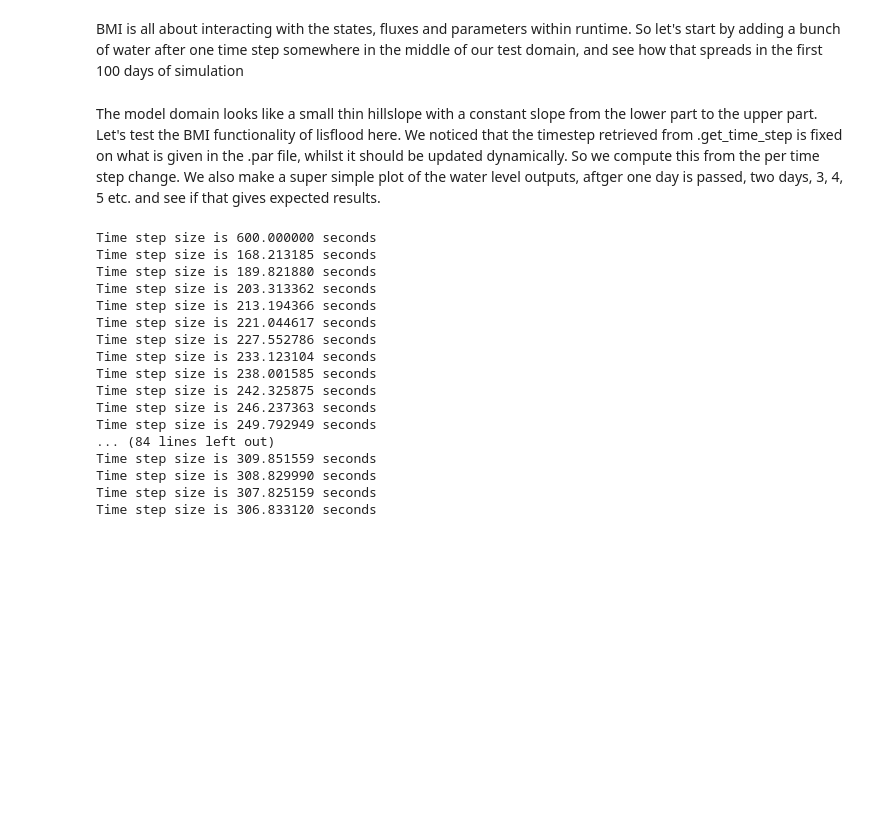
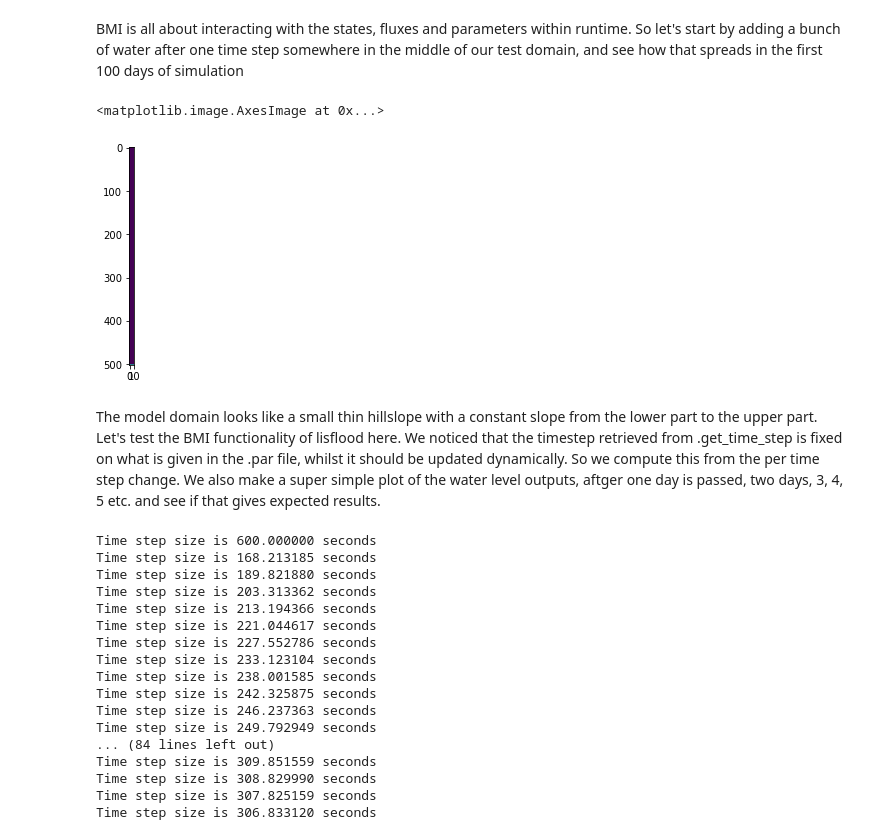
Before and after one commit to hcwinsemius/barotse, a Jupyter notebook: notebooks/run_lisflood.ipynb, the cells around one changed output. Cells and saved outputs as stored; diff of their text form; code cells hidden in the pictures; blank space fills up the shorter version.

Commit message:
new notebook and sample model for infiltration experiment

```diff
--- a/notebooks/run_lisflood.ipynb
+++ b/notebooks/run_lisflood.ipynb
@@ -8,14 +27,17 @@ import numpy as np
 # %% [markdown]
 BMI is all about interacting with the states, fluxes and parameters within runtime. So let's start by adding a bunch of water after one time step somewhere in the middle of our test domain, and see how that spreads in the first 100 days of simulation
 # %%
-wrapper = BMIWrapper(engine="lisflood", configfile='/home/hcwinsemius/git/barotse/example_models/LFP_synthetic_2D/LFP_syntheticTestCase_2D.par')
+wrapper = BMIWrapper(engine="/home/hcwinsemius/lisflood/liblisflood.so", configfile='/home/hcwinsemius/git/barotse/example_models/LFP_synthetic_2D/LFP_syntheticTestCase_2D.par')
 wrapper.initialize()
 # do one time step
 wrapper.update()
 # add a bunch of water in the middle (y-coord 250 is the middle)
 h = wrapper.get_var('H')
 h[250, :] += 3.
 # wrapper.get_var('H')[:] = h
+# %% [output]
+<matplotlib.image.AxesImage at 0x...>
+[figure, added]
 # %% [markdown]
 The model domain looks like a small thin hillslope with a constant slope from the lower part to the upper part. Let's test the BMI functionality of lisflood here. We noticed that the timestep retrieved from .get_time_step is fixed on what is given in the .par file, whilst it should be updated dynamically. So we compute this from the per time step change. We also make a super simple plot of the water level outputs, aftger one day is passed, two days, 3, 4, 5 etc. and see if that gives expected results.
 # %%
```
Also changed, not shown: parts of 1 cell of this notebook, 29 other files.
